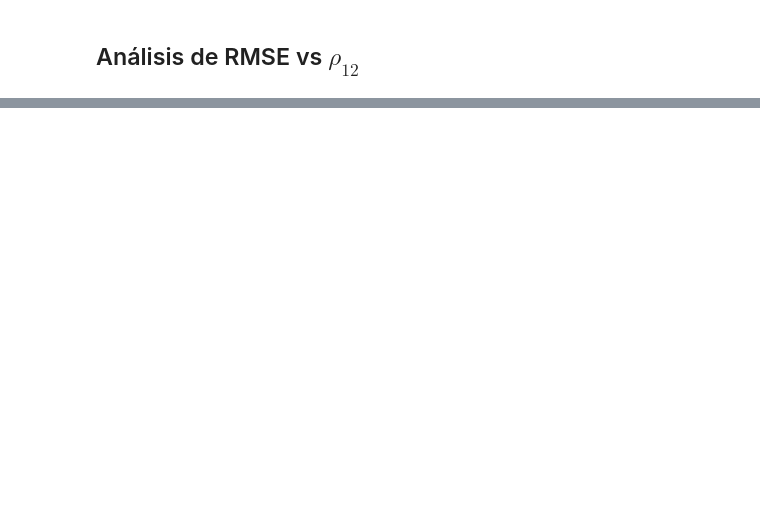
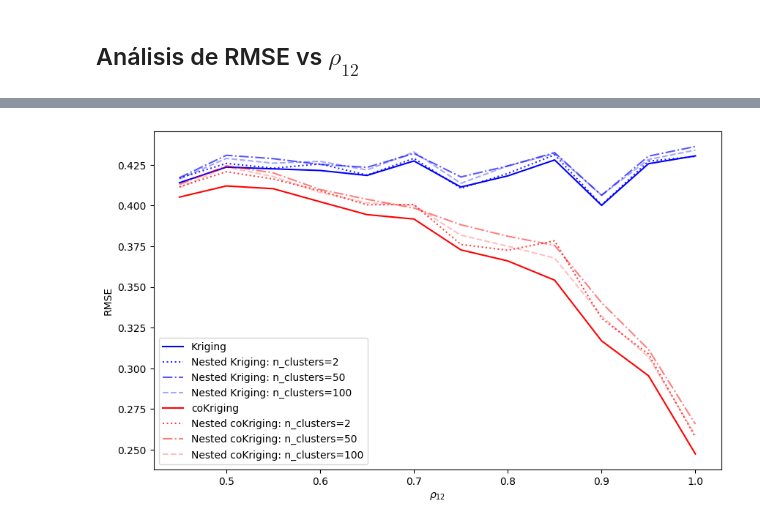
Before and after one commit to AlejandroVillazonG/NestedCoKriging, a Jupyter notebook: 4 nestedCoKriging.ipynb, the cells around one changed output, grey strips where cells are left out. Cells and saved outputs as stored; diff of their text form; code cells hidden in the pictures; blank space fills up the shorter version.

```diff
--- a/4 nestedCoKriging.ipynb
+++ b/4 nestedCoKriging.ipynb
@@ -610,0 +622,17 @@ plt.xlabel(r'$\rho_{12}$'); plt.ylabel('RMSE');
+# %%
+plt.figure(figsize=(10, 6))
+
+plt.plot(rhos_12[8:], RMSEs_K[8:], label='Kriging', c='b')
+plt.plot(rhos_12[8:], RMSEs_NK[8:, 0], label=f'Nested Kriging: n_clusters={iter_n_clusters[0]}', ls=':', c='b', alpha=.85)
+plt.plot(rhos_12[8:], RMSEs_NK[8:, 1], label=f'Nested Kriging: n_clusters={iter_n_clusters[1]}', ls='-.', c='b', alpha=.65)
+plt.plot(rhos_12[8:], RMSEs_NK[8:, 2], label=f'Nested Kriging: n_clusters={iter_n_clusters[2]}', ls='--', c='b', alpha=.35)
+
+plt.plot(rhos_12[8:], RMSEs_coK[8:], label='coKriging', c='r')
+plt.plot(rhos_12[8:], RMSEs_NcoK[8:, 0], label=f'Nested coKriging: n_clusters={iter_n_clusters[0]}', ls=':', c='r', alpha=.75)
+plt.plot(rhos_12[8:], RMSEs_NcoK[8:, 1], label=f'Nested coKriging: n_clusters={iter_n_clusters[1]}', ls='-.', c='r', alpha=.5)
+plt.plot(rhos_12[8:], RMSEs_NcoK[8:, 2], label=f'Nested coKriging: n_clusters={iter_n_clusters[2]}', ls='--', c='r', alpha=.25)
+
+plt.legend()
+plt.xlabel(r'$\rho_{12}$'); plt.ylabel('RMSE');
+# %% [output]
+[figure, added]
```
Also changed, not shown: parts of 13 cells of this notebook.
